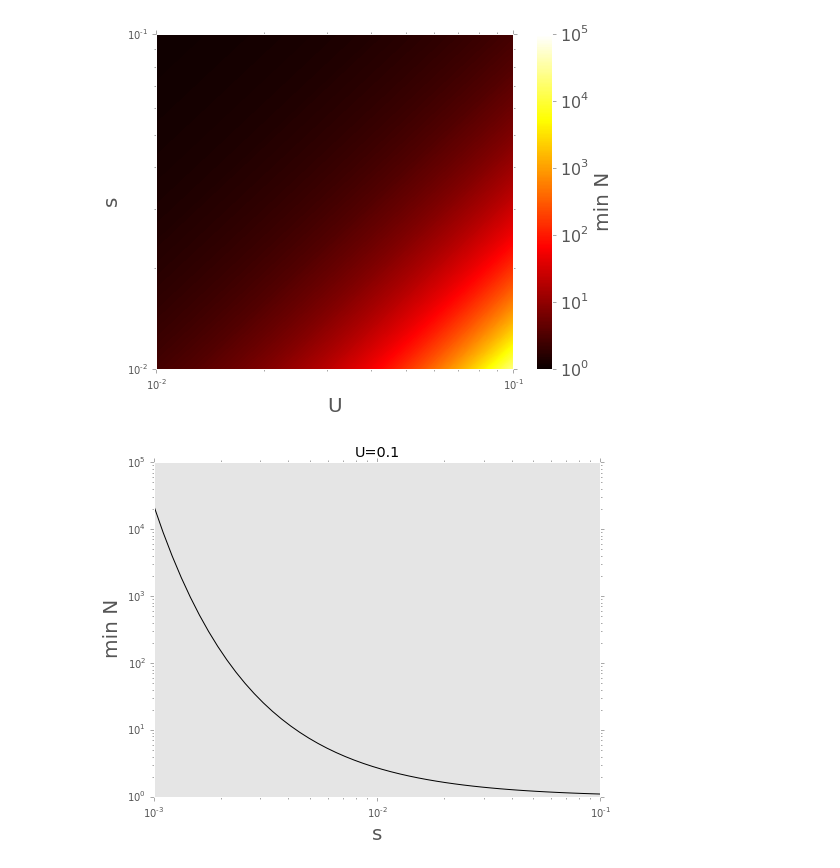
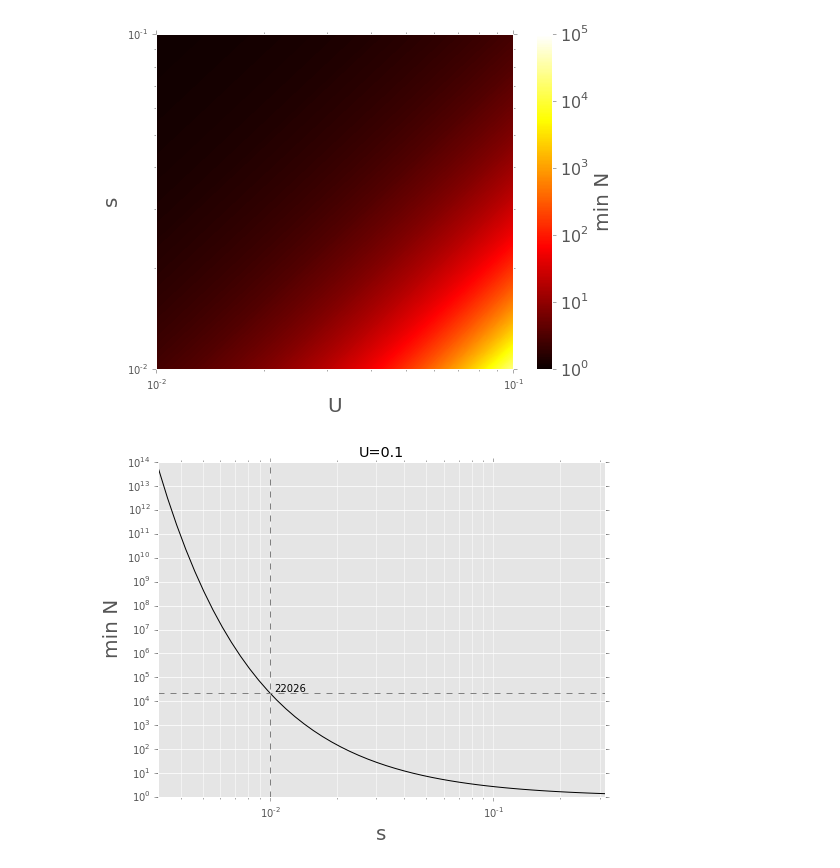
Before and after one commit to yoavram/ipython-notebooks, a Jupyter notebook: Wright-Fisher simulation.ipynb, the cells around one changed output. Cells and saved outputs as stored; diff of their text form; code cells hidden in the pictures.

Commit message:
better plot of minN to s

```diff
--- a/Wright-Fisher simulation.ipynb
+++ b/Wright-Fisher simulation.ipynb
@@ -171,15 +171,20 @@ yscale('log')
 # %% [output]
 [figure]
 # %%
-ss = logspace(-3,-1)
-n0 = array([exp(0.01/s) for s in ss])
+ss = logspace(-2.5,-0.5)
+U = 0.1
+n0 = array([exp(U/s) for s in ss])
 # %%
 plot(ss,n0,'k')
 xscale('log')
 yscale('log')
 xlabel('s', fontsize=20)
 ylabel('min N', fontsize=20)
-grid(False,which='both')
-title('U=%.2g'%U);
+#grid(False,which='minor')
+title('U=%.2g'%U)
+xlim((ss.min(),ss.max()))
+axvline(x=U/10, color='gray', ls='dashed')
+axhline(exp(10), color='gray', ls='dashed')
+text(U/9.5, exp(10.1), "%d" % exp(10));
 # %% [output]
-[figure, old version]
+[figure, new version]
```
